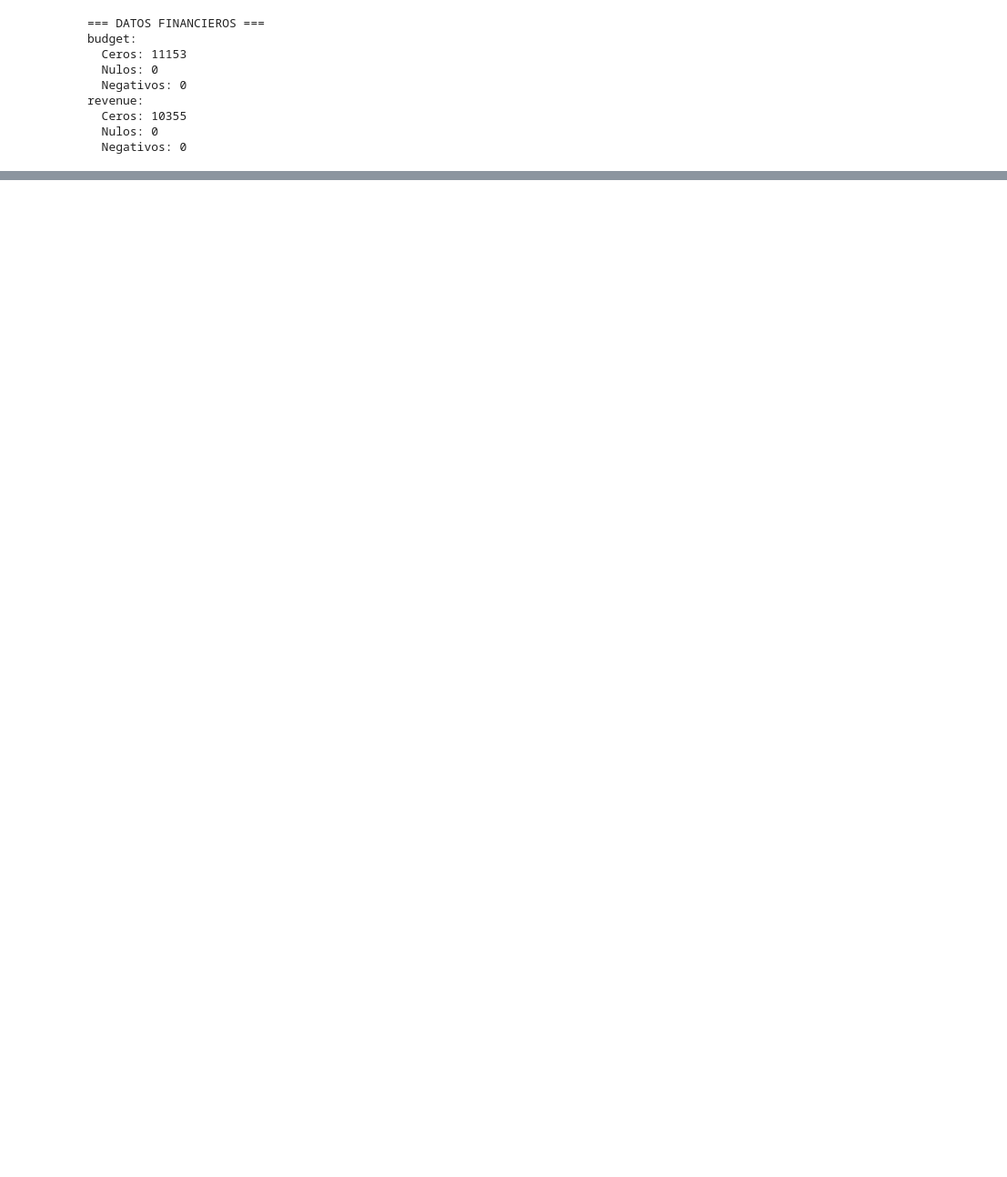
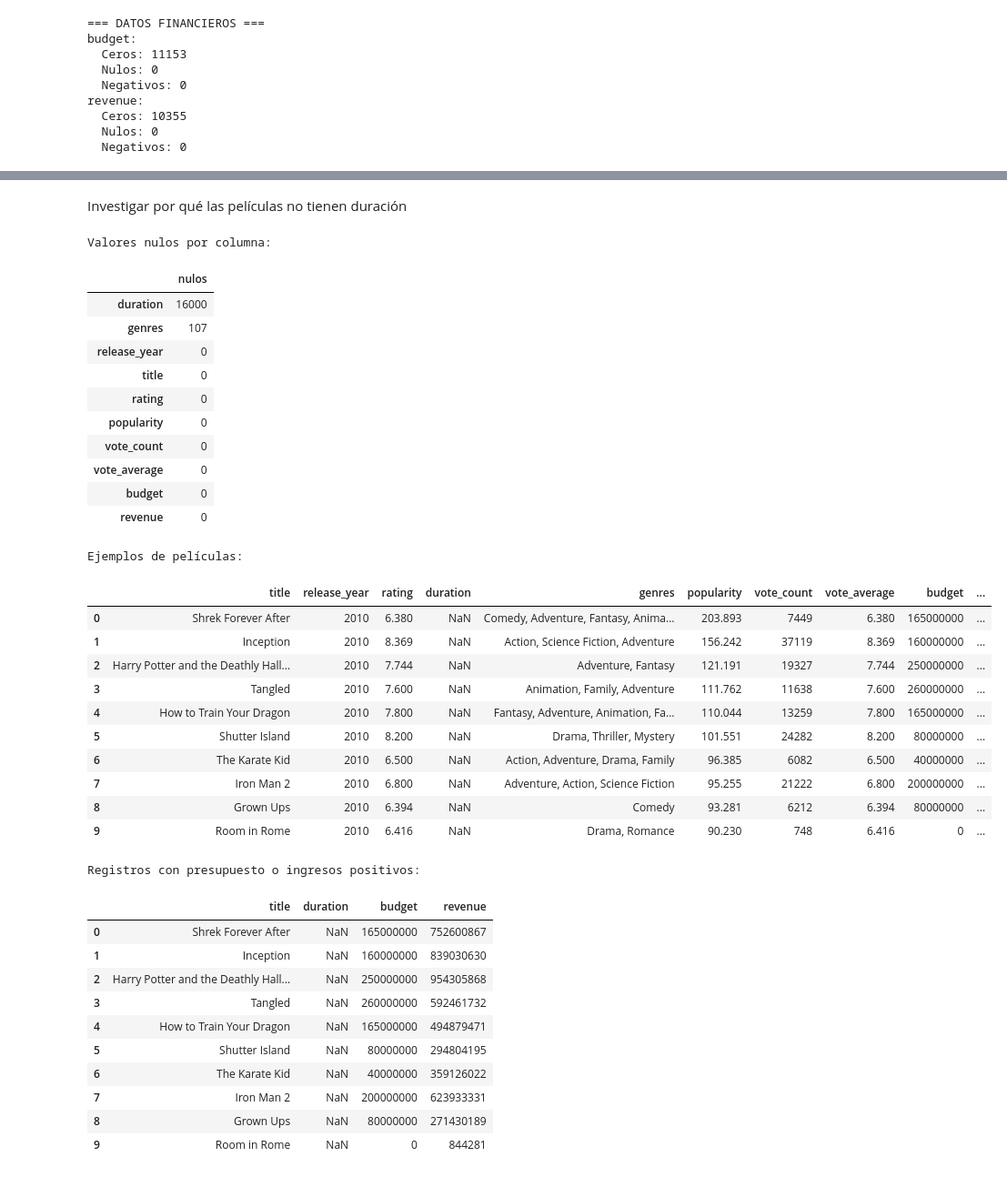
Before and after one commit to GabTo0011/EP2-VD-002V-Caso-StreamView-Analytics, a Jupyter notebook: notebooks/01_revision_datos.ipynb, the cells around one changed output, grey strips where cells are left out. Shown at 91% size. Cells and saved outputs as stored; diff of their text form; code cells hidden in the pictures; blank space fills up the shorter version.

```diff
--- a/notebooks/01_revision_datos.ipynb
+++ b/notebooks/01_revision_datos.ipynb
@@ -269,0 +425,68 @@ revenue:
+# %% [markdown]
+Investigar por qué las películas no tienen duración
+# %%
+
+# Auditoría de duración y campos relacionados en películas
+
+columnas_revision = [
+    "title", "release_year", "rating",
+    "duration", "genres", "popularity",
+    "vote_count", "vote_average", "budget", "revenue"
+]
+
+print("Valores nulos por columna:")
+display(
+    peliculas[columnas_revision]
+    .isna()
+    .sum()
+    .sort_values(ascending=False)
+    .to_frame("nulos")
+)
+
+print("\nEjemplos de películas:")
+display(peliculas[columnas_revision].head(10))
+
+print("\nRegistros con presupuesto o ingresos positivos:")
+display(
+    peliculas.loc[
+        (peliculas["budget"] > 0) | (peliculas["revenue"] > 0),
+        ["title", "duration", "budget", "revenue"]
+    ].head(10)
+)
+# %% [output]
+Valores nulos por columna:
+|  | nulos |
+| duration | 16000 |
+| genres | 107 |
+| release_year | 0 |
+| title | 0 |
+| rating | 0 |
+| popularity | 0 |
+| vote_count | 0 |
+| vote_average | 0 |
+| budget | 0 |
+| revenue | 0 |
+Ejemplos de películas:
+|  | title | release_year | rating | duration | genres | popularity | vote_count | vote_average | budget | ... |
+| 0 | Shrek Forever After | 2010 | 6.380 | NaN | Comedy, Adventure, Fantasy, Anima... | 203.893 | 7449 | 6.380 | 165000000 | ... |
+| 1 | Inception | 2010 | 8.369 | NaN | Action, Science Fiction, Adventure | 156.242 | 37119 | 8.369 | 160000000 | ... |
+| 2 | Harry Potter and the Deathly Hall... | 2010 | 7.744 | NaN | Adventure, Fantasy | 121.191 | 19327 | 7.744 | 250000000 | ... |
+| 3 | Tangled | 2010 | 7.600 | NaN | Animation, Family, Adventure | 111.762 | 11638 | 7.600 | 260000000 | ... |
+| 4 | How to Train Your Dragon | 2010 | 7.800 | NaN | Fantasy, Adventure, Animation, Fa... | 110.044 | 13259 | 7.800 | 165000000 | ... |
+| 5 | Shutter Island | 2010 | 8.200 | NaN | Drama, Thriller, Mystery | 101.551 | 24282 | 8.200 | 80000000 | ... |
+| 6 | The Karate Kid | 2010 | 6.500 | NaN | Action, Adventure, Drama, Family | 96.385 | 6082 | 6.500 | 40000000 | ... |
+| 7 | Iron Man 2 | 2010 | 6.800 | NaN | Adventure, Action, Science Fiction | 95.255 | 21222 | 6.800 | 200000000 | ... |
+| 8 | Grown Ups | 2010 | 6.394 | NaN | Comedy | 93.281 | 6212 | 6.394 | 80000000 | ... |
+| 9 | Room in Rome | 2010 | 6.416 | NaN | Drama, Romance | 90.230 | 748 | 6.416 | 0 | ... |
+Registros con presupuesto o ingresos positivos:
+|  | title | duration | budget | revenue |
+| 0 | Shrek Forever After | NaN | 165000000 | 752600867 |
+| 1 | Inception | NaN | 160000000 | 839030630 |
+| 2 | Harry Potter and the Deathly Hall... | NaN | 250000000 | 954305868 |
+| 3 | Tangled | NaN | 260000000 | 592461732 |
+| 4 | How to Train Your Dragon | NaN | 165000000 | 494879471 |
+| 5 | Shutter Island | NaN | 80000000 | 294804195 |
+| 6 | The Karate Kid | NaN | 40000000 | 359126022 |
+| 7 | Iron Man 2 | NaN | 200000000 | 623933331 |
+| 8 | Grown Ups | NaN | 80000000 | 271430189 |
+| 9 | Room in Rome | NaN | 0 | 844281 |
```
Also changed, not shown: parts of 4 cells of this notebook, 3 other files.
